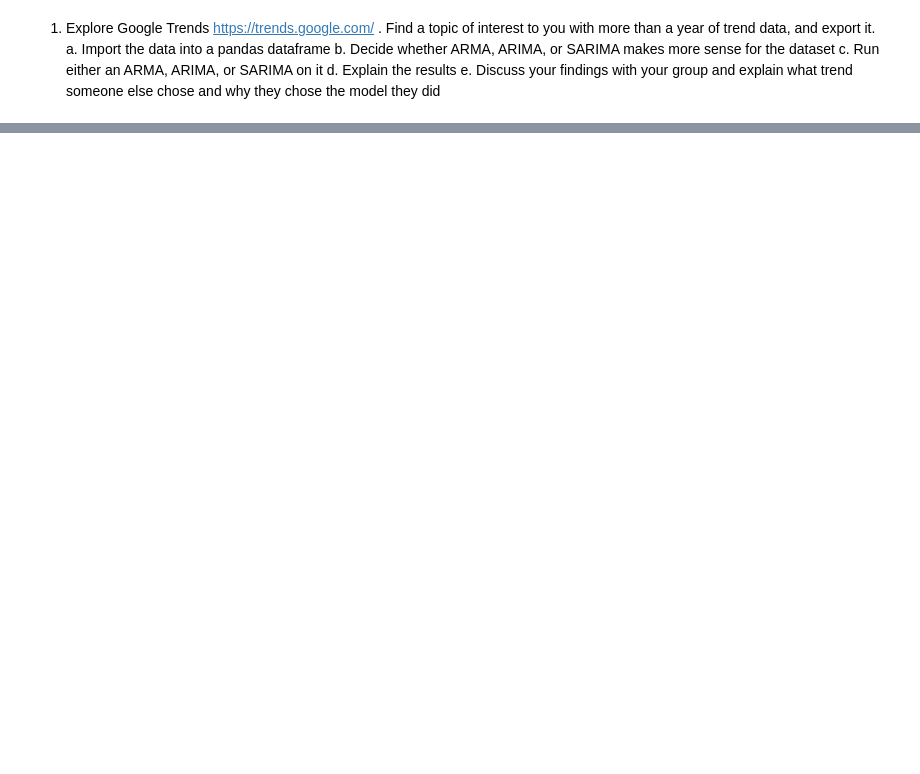
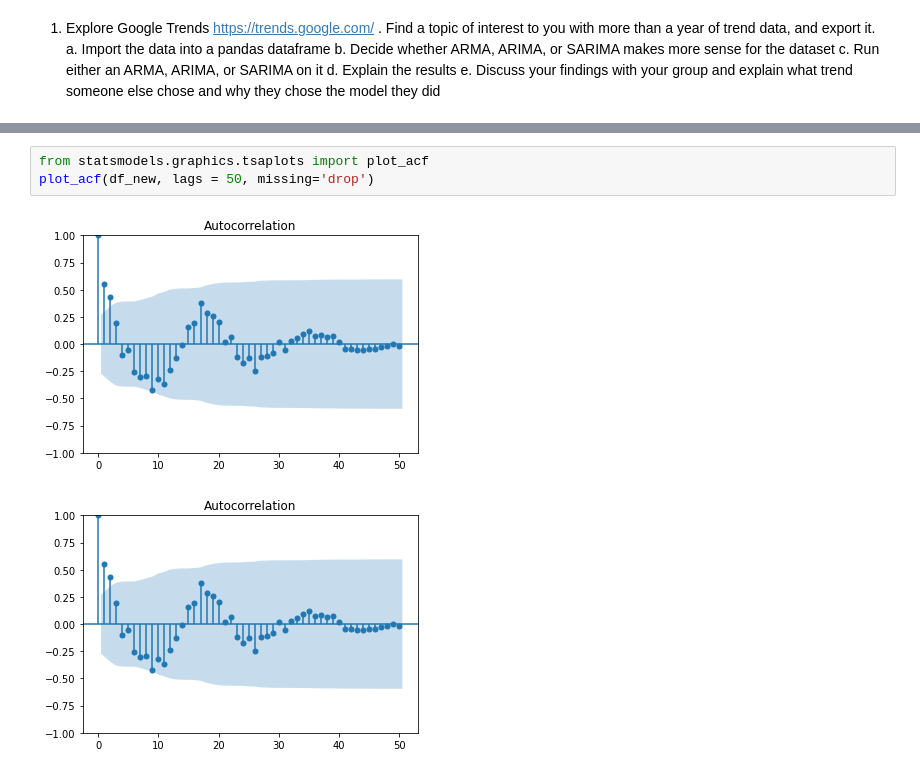
Before and after one commit to vedamy/Final_Homework, a Jupyter notebook: week-11/week-11_in_class_activity.ipynb, the cells around one changed output, grey strips where cells are left out. Drawn from its saved outputs; the diff is of its cells as text; blank space fills up the shorter version.

```diff
--- a/week-11/week-11_in_class_activity.ipynb
+++ b/week-11/week-11_in_class_activity.ipynb
@@ -44,0 +126,6 @@ between arima and model) and statsmodels.tsa.SARIMAX.
+# %%
+from statsmodels.graphics.tsaplots import plot_acf
+plot_acf(df_new, lags = 50, missing='drop')
+# %% [output]
+[figure, added]
+[figure, added]
```
Also changed, not shown: parts of 34 cells of this notebook.
